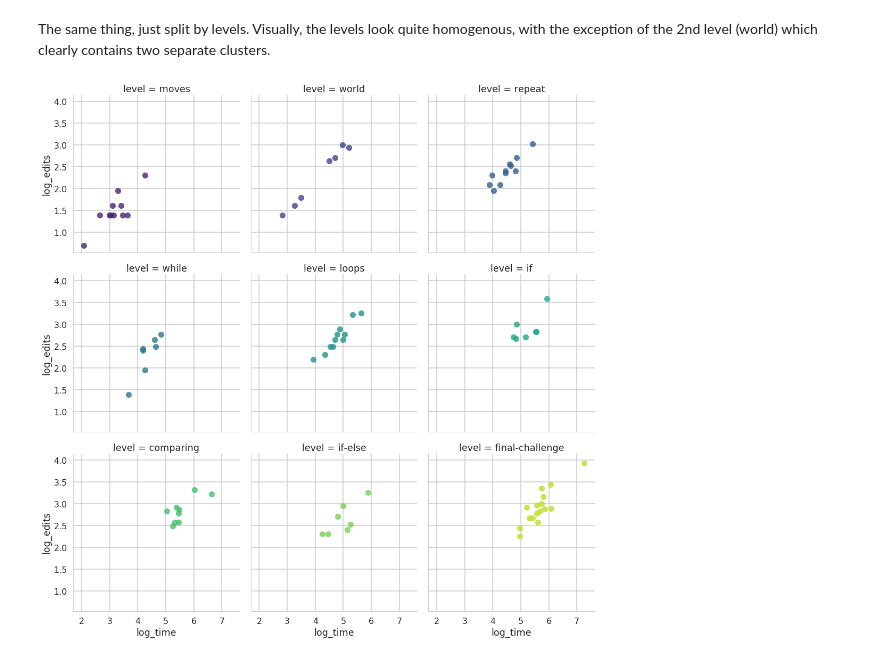
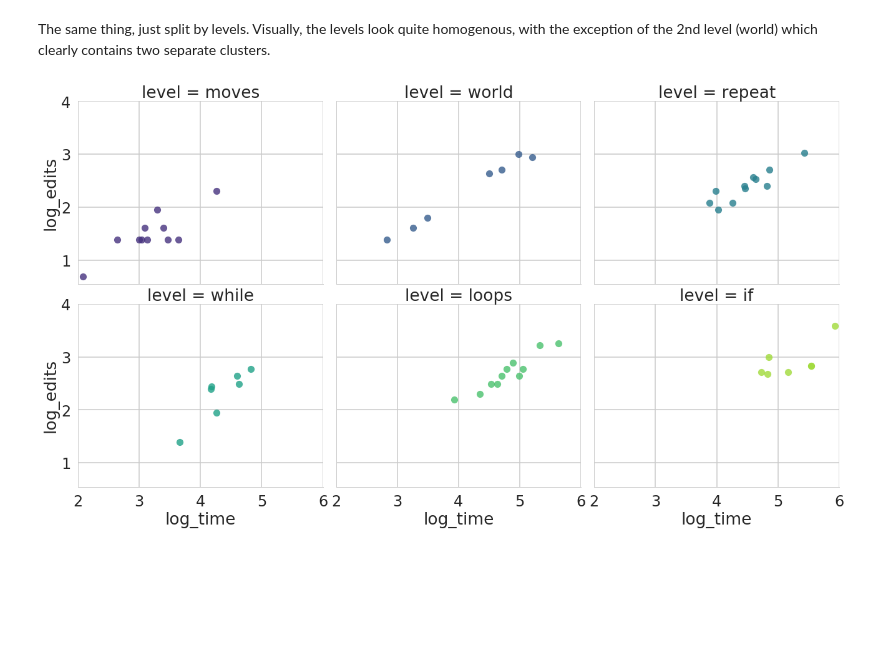
Before and after one commit to effa/flocs-thesis, a Jupyter notebook: analysis/performance-times-vs-clicks.ipynb, the cells around one changed output. Cells and saved outputs as stored; diff of their text form; code cells hidden in the pictures; blank space fills up the shorter version.

```diff
--- a/analysis/performance-times-vs-clicks.ipynb
+++ b/analysis/performance-times-vs-clicks.ipynb
@@ -208,10 +208,16 @@ sns.lmplot(x='log_time', y='log_edits', hue='level',
 # %% [markdown]
 The same thing, just split by levels. Visually, the levels look quite homogenous, with the exception of the 2nd level (world) which clearly contains two separate clusters.
 # %%
-sns.lmplot(x='log_time', y='log_edits', hue='level',
-           col='level', col_wrap=3,
-           palette='viridis', data=df, fit_reg=False)
-plt.tight_layout()
-plt.savefig('../img/difficulties-tasks-levels.pdf')
+sns.set_style('whitegrid')
+df6 = df[df.level.isin(
+    ['moves', 'world', 'repeat', 'while', 'loops', 'if'])]
+with sns.plotting_context('poster', font_scale=1.5):
+    g = sns.lmplot(x='log_time', y='log_edits', hue='level',
+               col='level', col_wrap=3, aspect=1.2,
+               palette='viridis', data=df6, fit_reg=False)
+    g.set(xlim=[2,6], xticks=list(range(2, 7)),
+          yticks=list(range(1, 5)))
+    plt.tight_layout(pad=0.2)
+    plt.savefig('../img/difficulties-tasks-levels.pdf')
 # %% [output]
-[figure, old version]
+[figure, new version]
```
Also changed, not shown: parts of 3 cells of this notebook, 4 other files.
